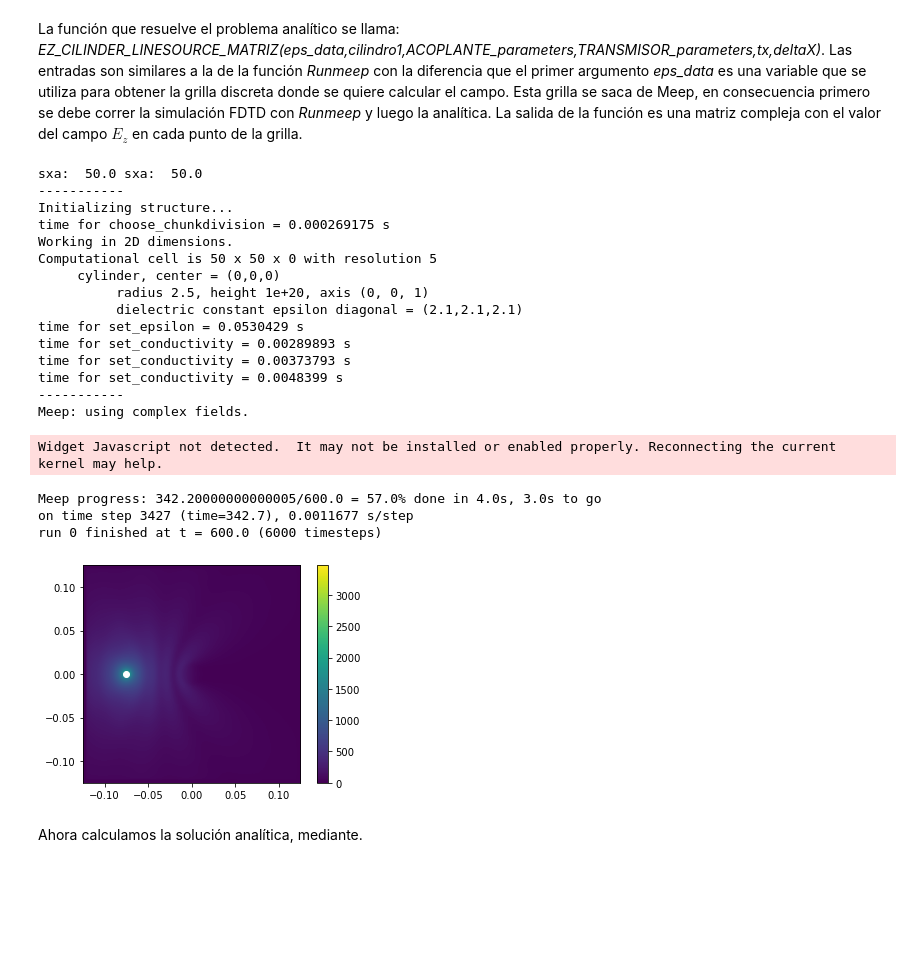
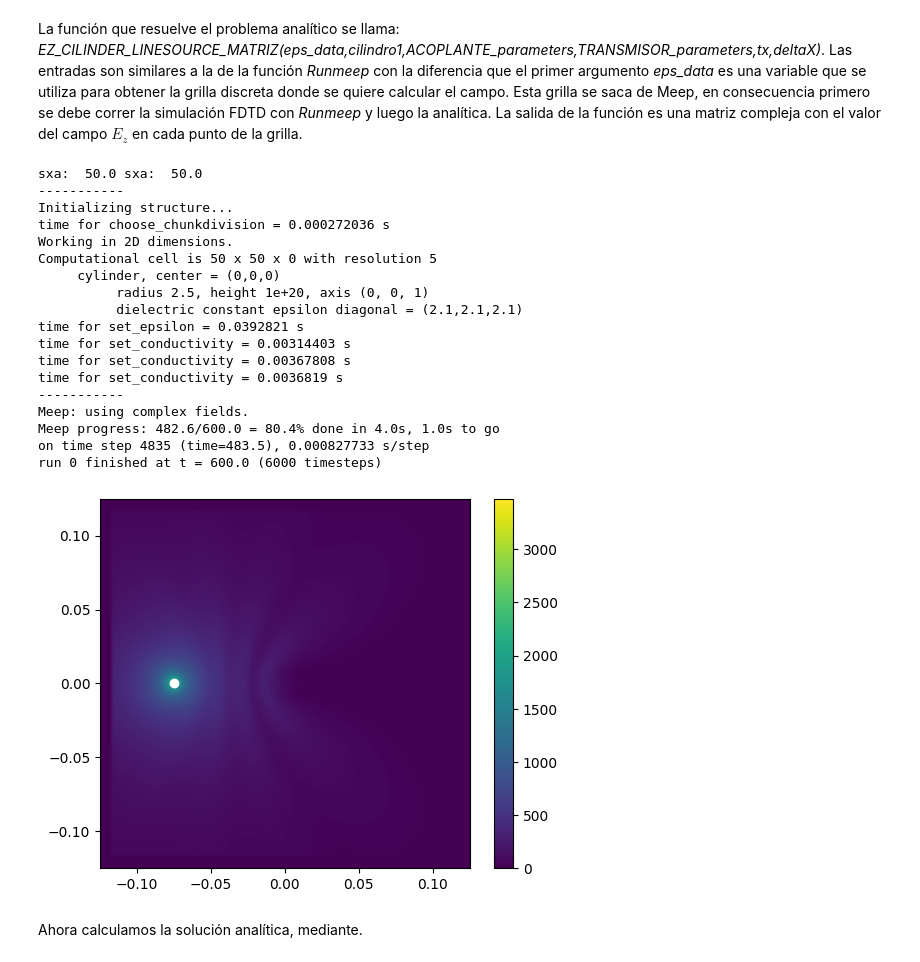
Before and after one commit to rirastorza/Intro2MI, a Jupyter notebook: problema_directo/sim2.ipynb, the cells around one changed output. Drawn from its saved outputs; the diff is of its cells as text; code cells hidden in the pictures; blank space fills up the shorter version.

```diff
--- a/problema_directo/sim2.ipynb
+++ b/problema_directo/sim2.ipynb
@@ -117,43 +117,42 @@ La función que resuelve el problema analítico se llama: _EZ_CILINDER_LINESOURC
 # %%
 resolucion = 5
 n = resolucion*sx/a
 tx = 2
 xS = (0.15/2)*N.cos(tx*2*pi/4.) #Coordenada x antena emisora
 yS = (0.15/2)*N.sin(tx*2*pi/4.)
 
 a = 0.005
 
-Ezfdtd,eps_data = RunMeep(cilindro1,ACOPLANTE_parameters,TRANSMISOR_parameters,RECEPTOR_parameters,tx, box,RES = resolucion,calibration = False, unit = a,nt = 300)
+Ezfdtd,eps_data = RunMeep(cilindro1,ACOPLANTE_parameters,TRANSMISOR_parameters,tx, box,RES = resolucion,calibration = False, unit = a,nt = 600)
 
 plt.figure()
 extent2=[-0.25/2,0.25/2,-0.25/2,0.25/2]
 plt.imshow(abs(Ezfdtd).transpose(),extent = extent2)#cmap = 'binary')
 plt.plot(xS,yS,'ow')
 plt.colorbar()
 #Dibujo el mapa de permitividad
 NN = len(eps_data)
 deltaX = sx/(NN)
 # %% [output]
 sxa:  50.0 sxa:  50.0
 -----------
 Initializing structure...
-time for choose_chunkdivision = 0.000269175 s
+time for choose_chunkdivision = 0.000272036 s
 Working in 2D dimensions.
 Computational cell is 50 x 50 x 0 with resolution 5
      cylinder, center = (0,0,0)
           radius 2.5, height 1e+20, axis (0, 0, 1)
           dielectric constant epsilon diagonal = (2.1,2.1,2.1)
-time for set_epsilon = 0.0530429 s
-time for set_conductivity = 0.00289893 s
-time for set_conductivity = 0.00373793 s
-time for set_conductivity = 0.0048399 s
+time for set_epsilon = 0.0392821 s
+time for set_conductivity = 0.00314403 s
+time for set_conductivity = 0.00367808 s
+time for set_conductivity = 0.0036819 s
 -----------
 Meep: using complex fields.
+Meep progress: 482.6/600.0 = 80.4% done in 4.0s, 1.0s to go
+on time step 4835 (time=483.5), 0.000827733 s/step
+run 0 finished at t = 600.0 (6000 timesteps)
-Widget Javascript not detected.  It may not be installed or enabled properly. Reconnecting the current kernel may help.
-Meep progress: 342.20000000000005/600.0 = 57.0% done in 4.0s, 3.0s to go
-on time step 3427 (time=342.7), 0.0011677 s/step
-run 0 finished at t = 600.0 (6000 timesteps)
-[figure, old version]
+[figure, new version]
 # %% [markdown]
 Ahora calculamos la solución analítica, mediante.
 # %%
```
Also changed, not shown: parts of 2 cells of this notebook.
